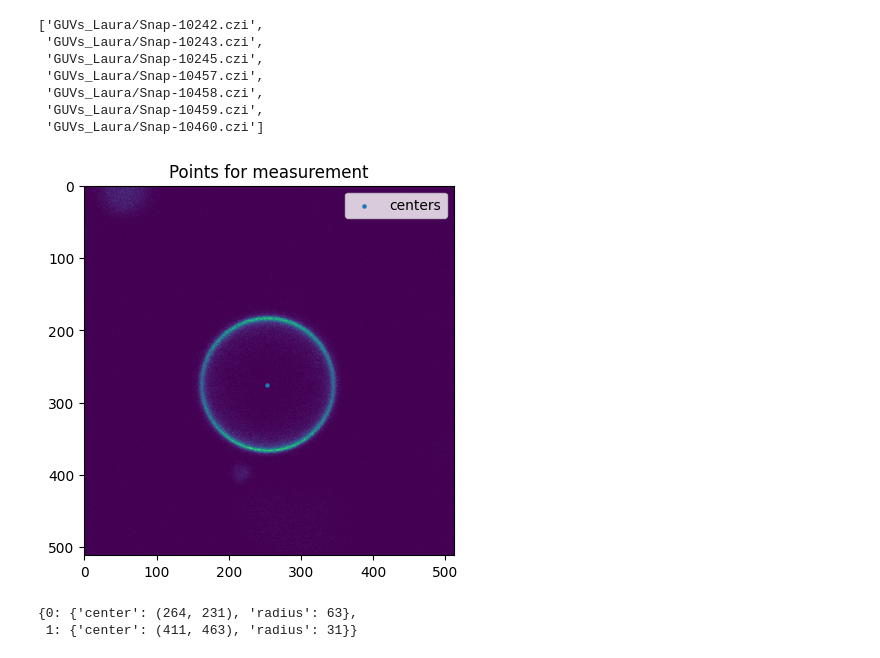
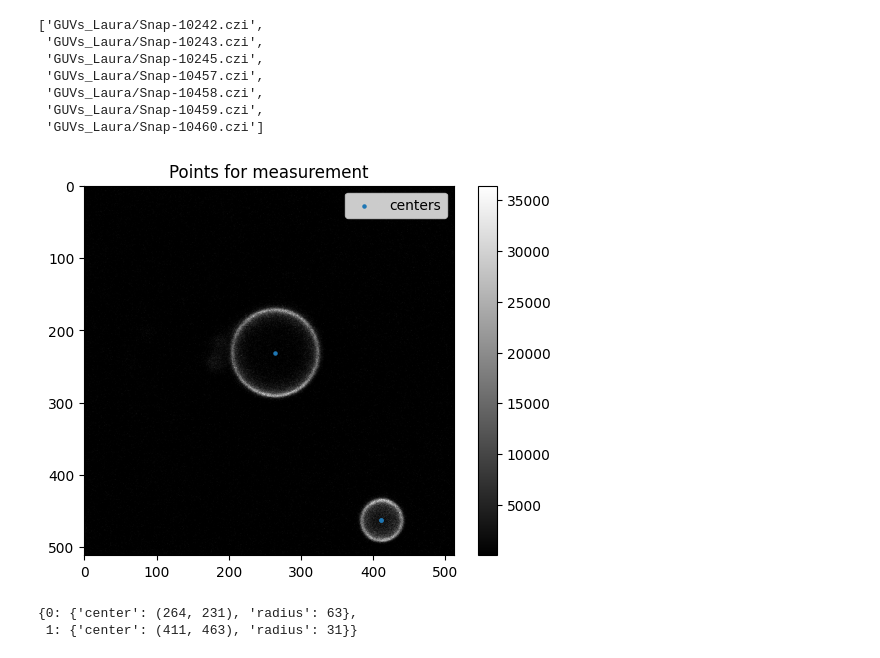
Before and after one commit to antonilis/ZeissAutomation, a Jupyter notebook: image_preprocessing/image_visualizer.ipynb, the cells around one changed output. Drawn from its saved outputs; the diff is of its cells as text; code cells hidden in the pictures.

```diff
--- a/image_prepsocessing/image_visualizer.ipynb
+++ b/image_preprocessing/image_visualizer.ipynb
@@ -29,9 +29,9 @@ def get_mesh_nodes(image, ratio=1):
 def visualize_results(ZIP_object):
 
 
-    plt.imshow(ZIP_object.image_to_analyze)
+    plt.imshow(ZIP_object.image_to_analyze, cmap='gray')
 
-
+    plt.colorbar()
     meas_points = ZIP_object.not_scaled_points
 
 
@@ -134,11 +134,11 @@ directions
  'GUVs_Laura/Snap-10459.czi',
  'GUVs_Laura/Snap-10460.czi']
 # %%
-obj1 = ZeissImageProcessor(directions[2], analysis_channel=0, chosen_analysis='GUVs')
+obj1 = ZeissImageProcessor(directions[0], analysis_channel=0, chosen_analysis='GUVs')
 
 visualize_results(obj1)
 # %% [output]
-[figure, old version]
+[figure, new version]
 # %%
 def _classify_contours_by_area(contours, hierarchy, top_n=None):
     """
```
Also changed, not shown: parts of 9 cells of this notebook, 8 other files.
